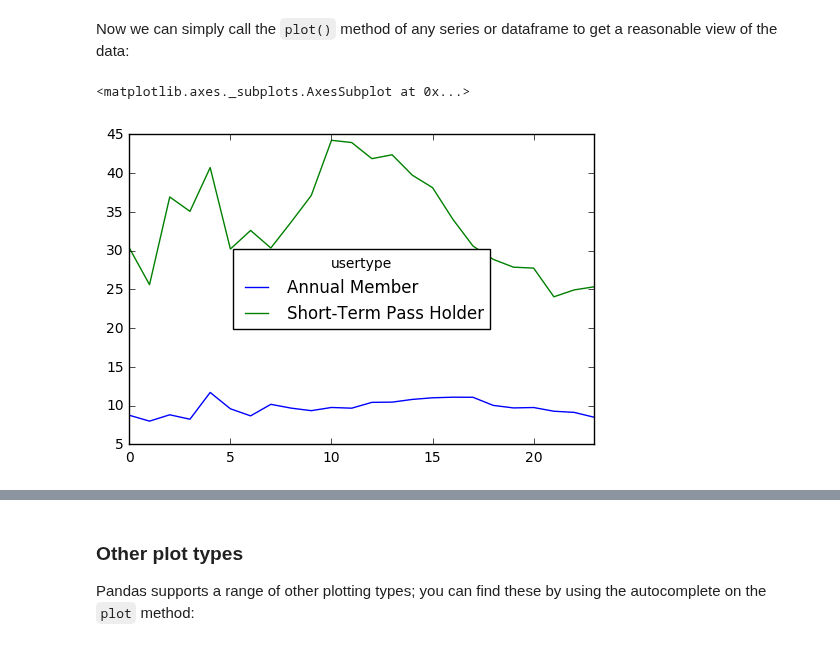
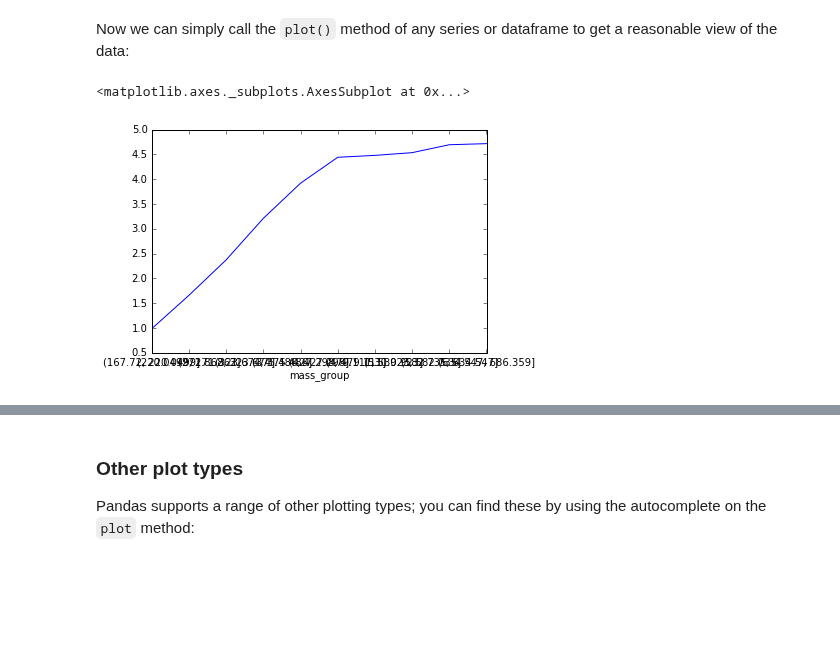
Before and after one commit to UWDIRECT/UWDIRECT.github.io, a Jupyter notebook: SEDS_content/02.Python.ipynb, the cells around one changed output, grey strips where cells are left out. Cells and saved outputs as stored; diff of their text form; code cells hidden in the pictures; blank space fills up the shorter version.

```diff
--- a/SEDS_content/02.Python.ipynb
+++ b/SEDS_content/02.Python.ipynb
@@ -189,0 +190,2 @@ Int64Index([      0,       1,       2,       3,       4,       5,       6,
+# %%
+data = data.set_index(['id'])
@@ -268,0 +296,2 @@ data.head()
+# %%
+data['mass_group'] = pd.cut(data['mass'], 10)
@@ -483,7 +516,7 @@ Whenever you do plotting in the Jupyter notebook, you will want to first run thi
 # %% [markdown]
 Now we can simply call the ``plot()`` method of any series or dataframe to get a reasonable view of the data:
 # %%
-data.groupby([times.hour, 'usertype'])['tripminutes'].mean().unstack().plot()
+data.groupby(['mass_group'])['pce'].mean().plot()
 # %% [output]
 <matplotlib.axes._subplots.AxesSubplot at 0x...>
-[figure, old version]
+[figure, new version]
```
Also changed, not shown: parts of 49 cells of this notebook, 1 other file.
